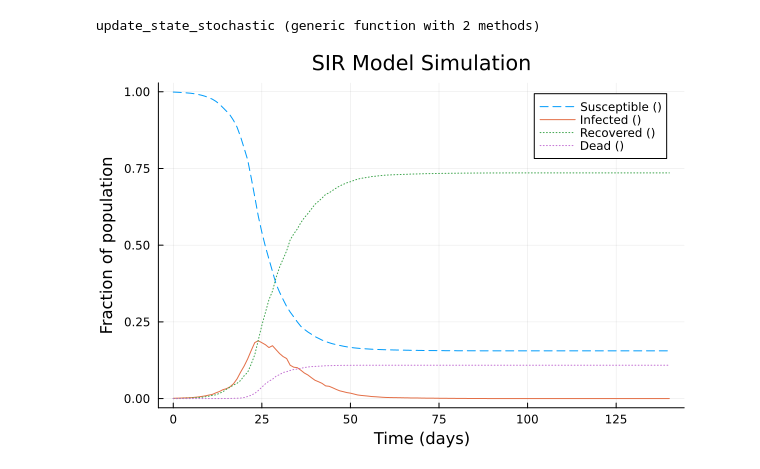
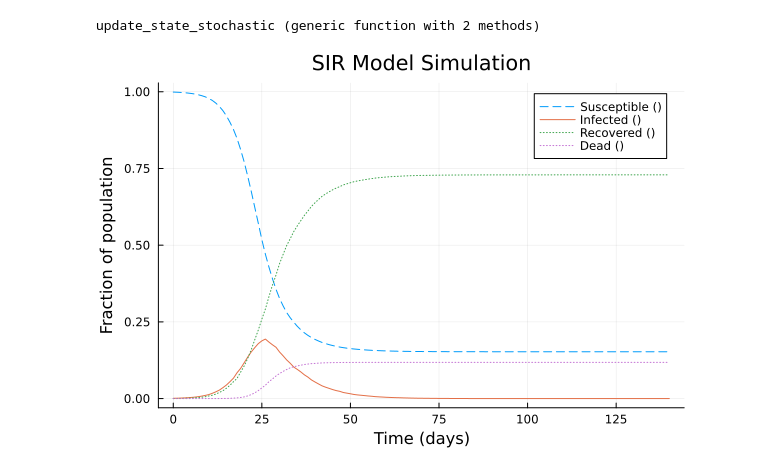
Before and after one commit to zuzannadawid/raport3, a Jupyter notebook: SIR simulation.ipynb, the cells around one changed output. Cells and saved outputs as stored; diff of their text form; code cells hidden in the pictures.

Commit message:
stochastic part added - plots

```diff
--- a/SIR simulation.ipynb
+++ b/SIR simulation.ipynb
@@ -276,0 +290,27 @@ Beta{Float64}(α=90.00000000000001, β=810.0000000000001)
+# %%
+β = 1 / 2
+γ = 1 / 5
+θ = 1 / 6
+var = 1/50
+
+d1 = myBeta(β, var)
+d2 = myBeta(γ, var)
+d3 = myBeta(θ, var)
+
+# Generate a range of x values
+x = range(0, stop=1, length=1000)
+
+# Compute the PDF at each x value
+y1 = pdf.(d1, x)
+y2 = pdf.(d2, x)
+y3 = pdf.(d3, x)
+
+# Create the plot
+plot(x, y1,
+    ylabel="Probability Density Function (PDF)",
+    legend=false,
+    linewidth=2)
+plot!(x, y2)
+plot!(x, y3)
+
+# savefig("rozklady.png")
@@ -308,13 +350,13 @@ update_state_stochastic (generic function with 2 methods)
 # %%
 # Główna część programu
 i = 0
 β = 1 / 2
 γ = 1 / 5
 θ = 1 / 6
-var = 1/20
+var = 1/50
 system = make_system_stochastic(β, γ, θ, var)
 add_immunization(system, i)
 S, I, R, D = run_simulation(system, update_state_stochastic)
 plot_results(S, I, R, D, "")
 # %% [output]
-[figure, old version]
+[figure, new version]
```
Also changed, not shown: parts of 4 cells of this notebook, 1 other file.
